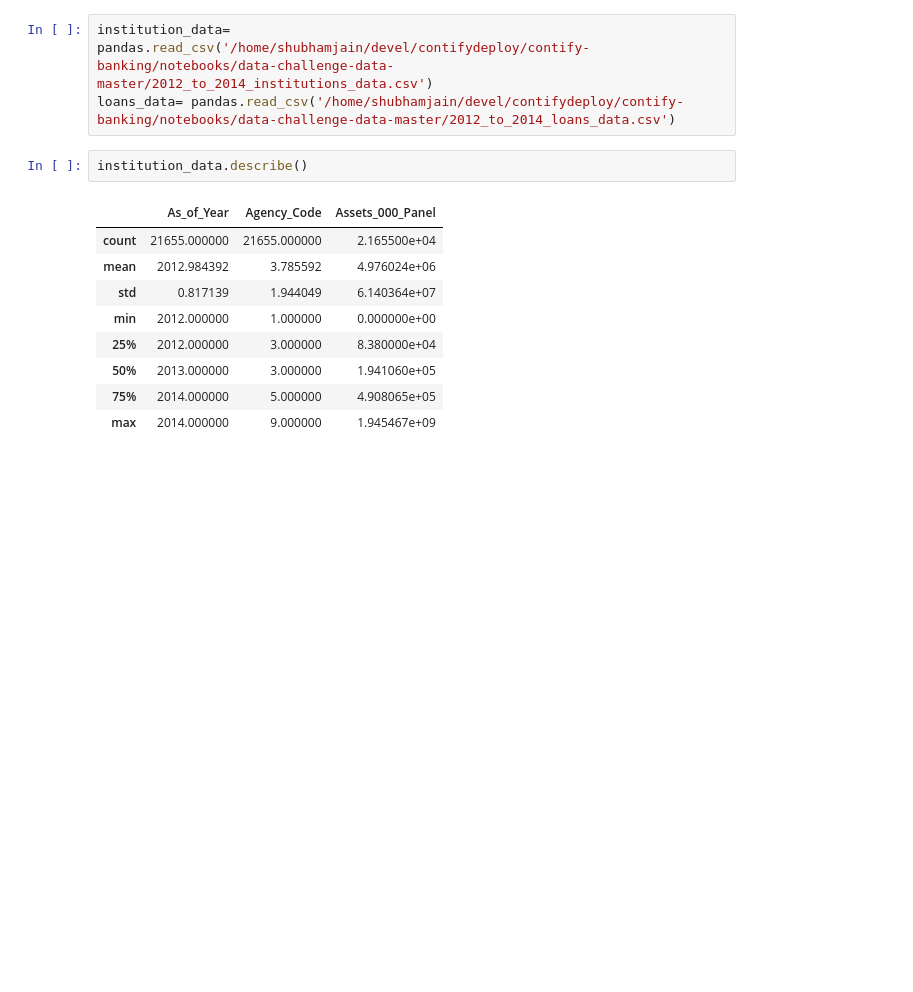
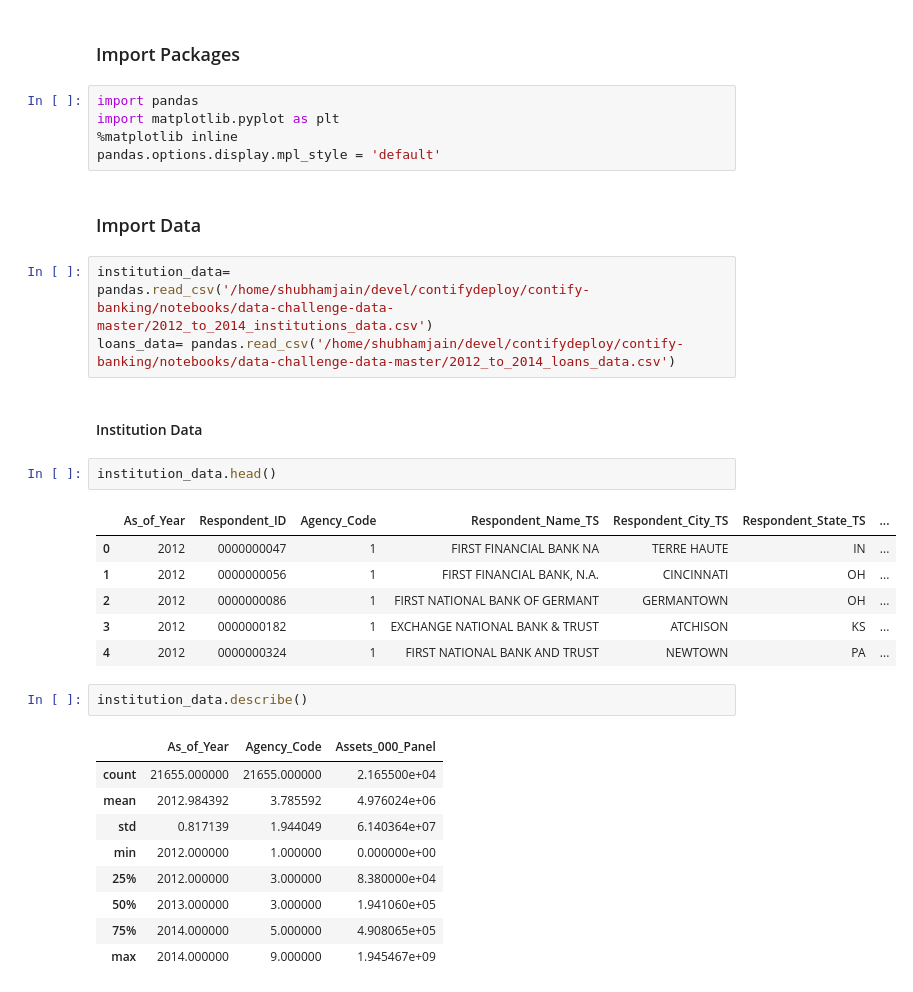
Before and after one commit to jainshubham/notebooks, a Jupyter notebook: Capital_One.ipynb, the cells around one changed output. Drawn from its saved outputs; the diff is of its cells as text; blank space fills up the shorter version.

```diff
--- a/Capital_One.ipynb
+++ b/Capital_One.ipynb
@@ -3,6 +1,26 @@ import pandas
+# %% [markdown]
+ ### Import Packages
+# %%
+import pandas
+import matplotlib.pyplot as plt
+%matplotlib inline
+pandas.options.display.mpl_style = 'default'
+# %% [markdown]
+### Import Data
 # %%
 institution_data= pandas.read_csv('/home/shubhamjain/devel/contifydeploy/contify-banking/notebooks/data-challenge-data-master/2012_to_2014_institutions_data.csv')
 loans_data= pandas.read_csv('/home/shubhamjain/devel/contifydeploy/contify-banking/notebooks/data-challenge-data-master/2012_to_2014_loans_data.csv')
+# %% [markdown]
+#### Institution Data
+# %%
+institution_data.head()
+# %% [output]
+|  | As_of_Year | Respondent_ID | Agency_Code | Respondent_Name_TS | Respondent_City_TS | Respondent_State_TS | ... |
+| 0 | 2012 | 0000000047 | 1 | FIRST FINANCIAL BANK NA | TERRE HAUTE | IN | ... |
+| 1 | 2012 | 0000000056 | 1 | FIRST FINANCIAL BANK, N.A. | CINCINNATI | OH | ... |
+| 2 | 2012 | 0000000086 | 1 | FIRST NATIONAL BANK OF GERMANT | GERMANTOWN | OH | ... |
+| 3 | 2012 | 0000000182 | 1 | EXCHANGE NATIONAL BANK & TRUST | ATCHISON | KS | ... |
+| 4 | 2012 | 0000000324 | 1 | FIRST NATIONAL BANK AND TRUST | NEWTOWN | PA | ... |
 # %%
 institution_data.describe()
 # %% [output]
```
Also changed, not shown: parts of 12 cells of this notebook, 2 other files.
